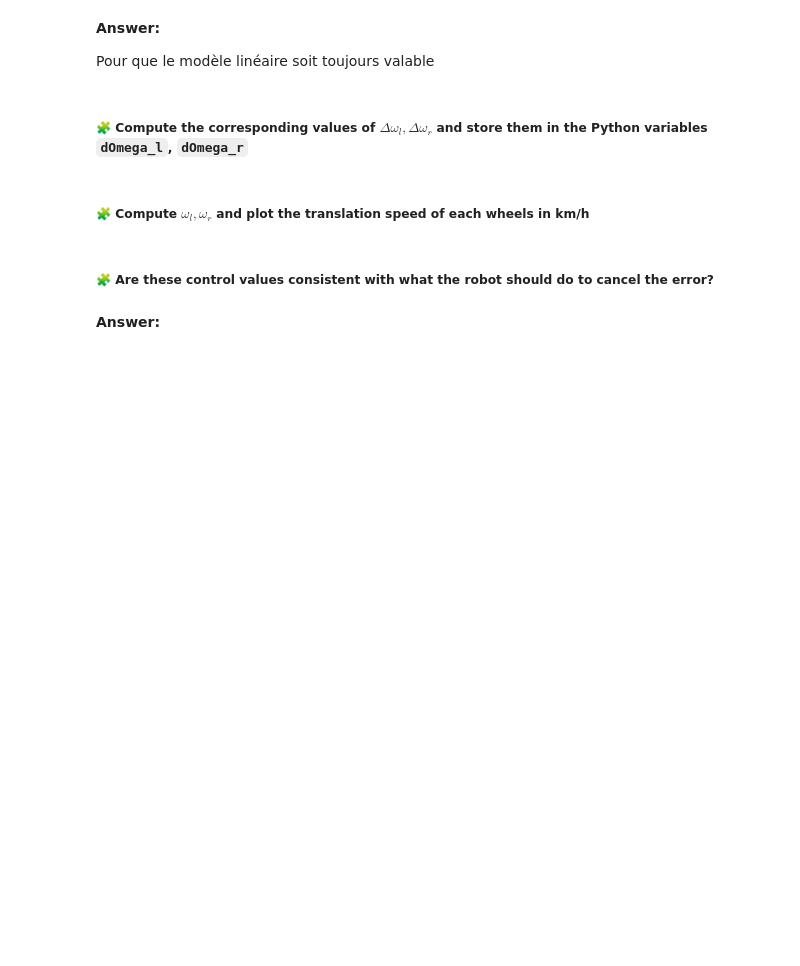
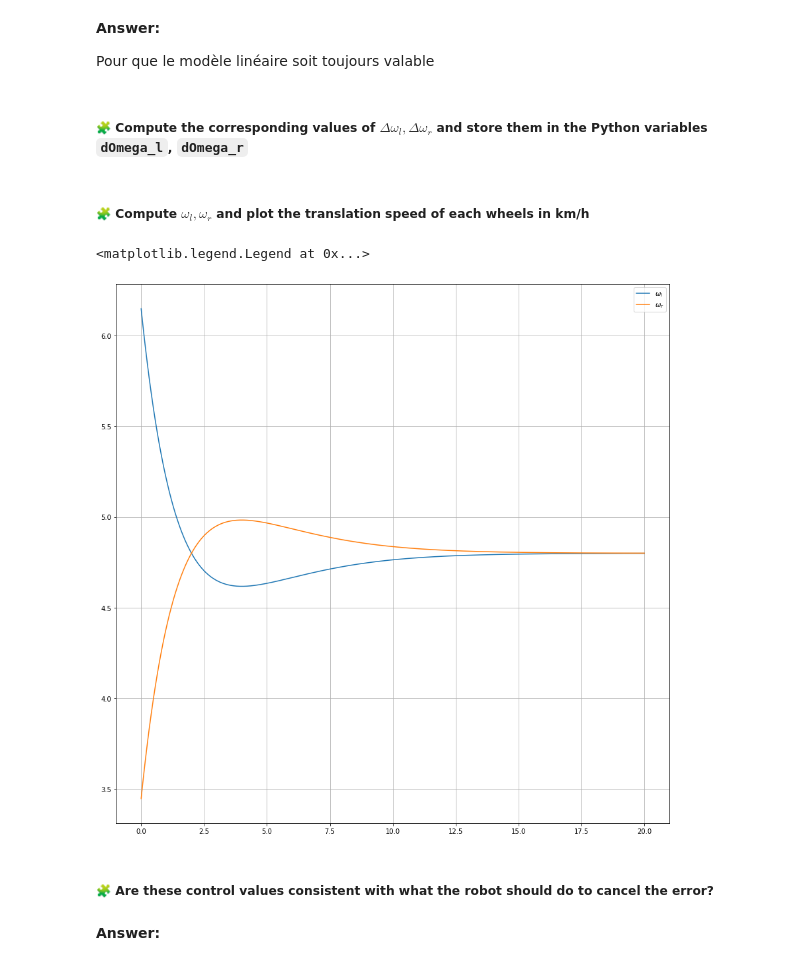
Before and after one commit to AymaneFAIQ/control-engineering-with-python-project-2022-2023, a Jupyter notebook: Project-2.ipynb, the cells around one changed output. Cells and saved outputs as stored; diff of their text form; code cells hidden in the pictures; blank space fills up the shorter version.

```diff
--- a/Project-2.ipynb
+++ b/Project-2.ipynb
@@ -688,3 +686,15 @@ pass
+# %%
+omega_l = dOmega_l + v/Rw
+omega_r = dOmega_r + v/Rw
+
+fig = figure(figsize = (15, 15))
+plot(t, omega_l*Rw*3.6, label = "$\omega_l$")
+plot(t, omega_r*Rw*3.6, label = "$\omega_r$")
+grid()
+legend()
+# %% [output]
+<matplotlib.legend.Legend at 0x...>
+[figure, added]
 # %% [markdown]
 ##### 🧩 Are these control values consistent with what the robot should do to cancel the error?
 # %% [markdown]
```
Also changed, not shown: parts of 1 cell of this notebook.
